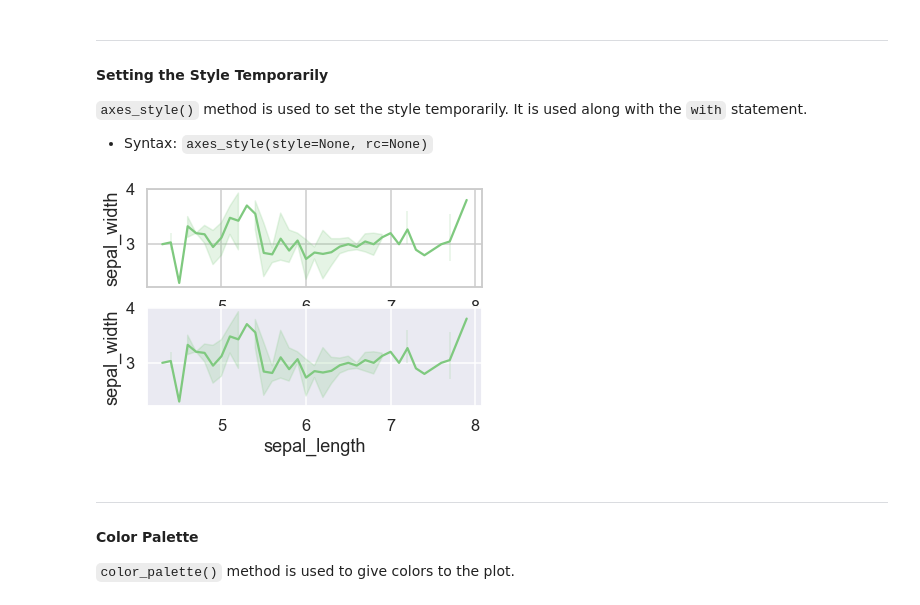
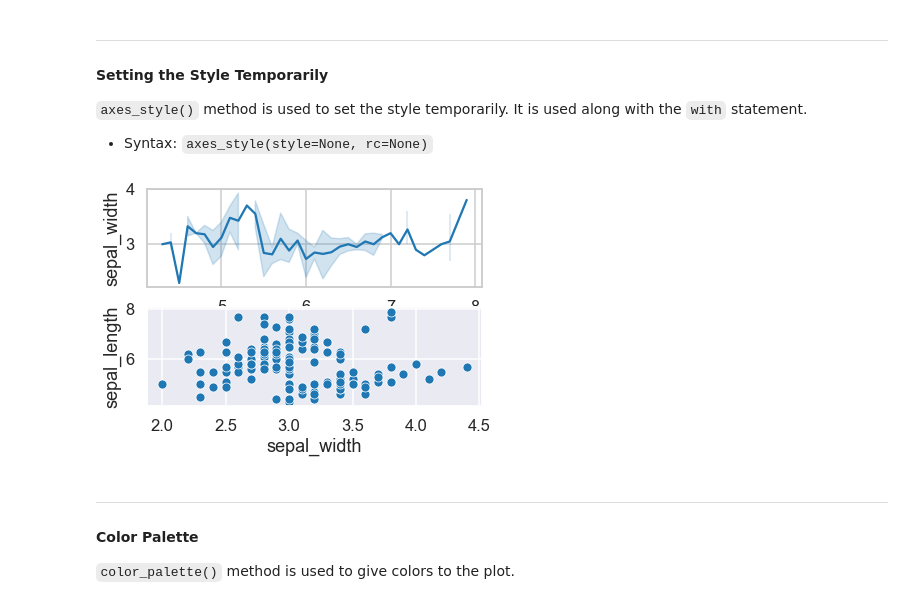
Before and after one commit to karar-shah/Python_Sulaiman, a Jupyter notebook: Session_7/two.ipynb, the cells around one changed output. Saved outputs shown, nothing was run; the diff lists cells and outputs as text; code cells hidden in the pictures.

```diff
--- a/Session_7/two.ipynb
+++ b/Session_7/two.ipynb
@@ -146,22 +146,27 @@ plt.show()
 # %%
 # loading dataset
 data = sns.load_dataset("iris")
+sns.set_style("darkgrid")
 
 
 def plot():
     sns.lineplot(x="sepal_length", y="sepal_width", data=data)
+
+def plot1():
+    sns.scatterplot(y="sepal_length", x="sepal_width", data=data)
 
 
 with sns.axes_style('whitegrid'):
 
     # Adding the subplot
     plt.subplot(211)
     plot()
 
+
 plt.subplot(212)
-plot()
+plot1()
 # %% [output]
-[figure, old version]
+[figure, new version]
 # %% [markdown]
 <hr>
 
```
Also changed, not shown: parts of 14 cells of this notebook.
